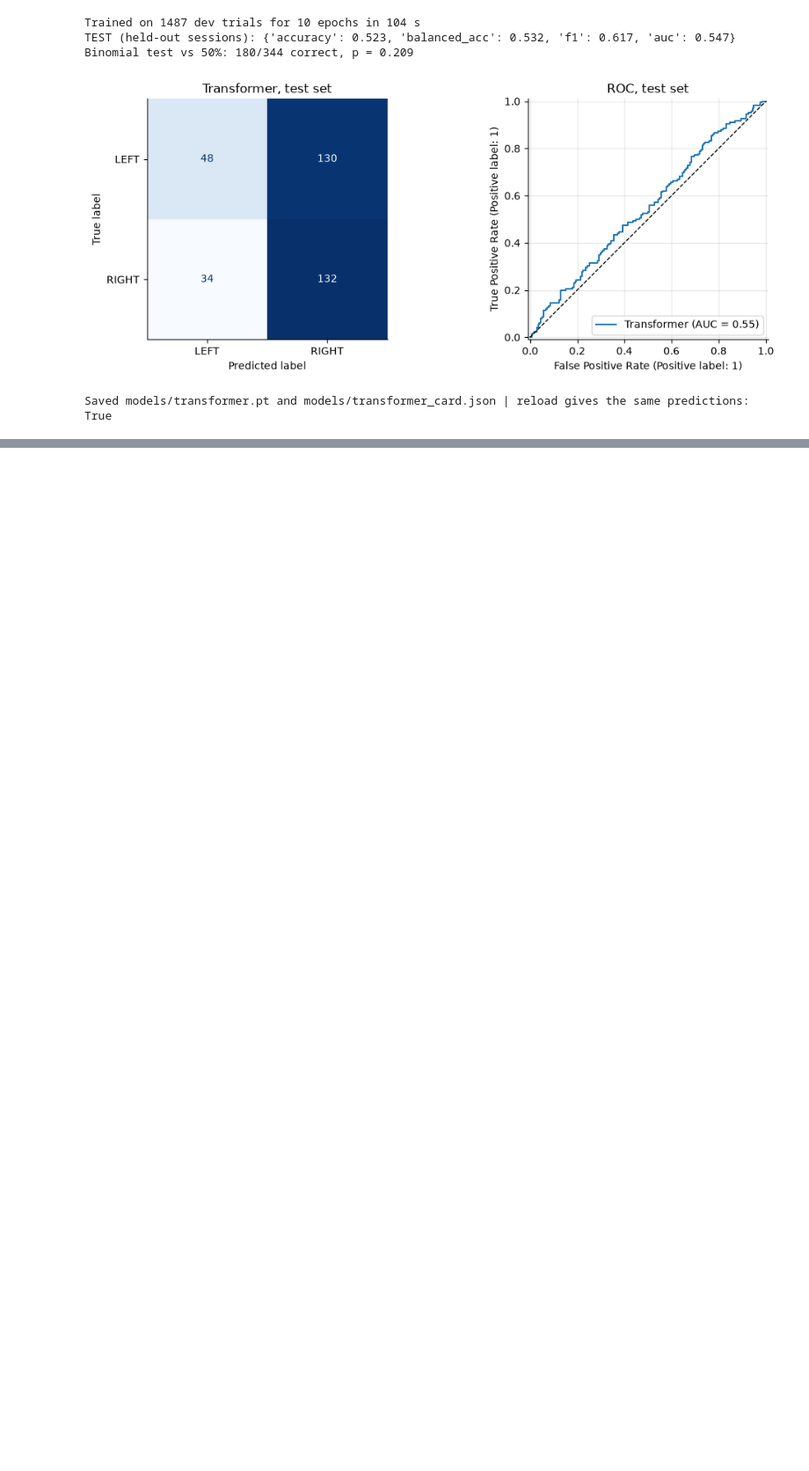
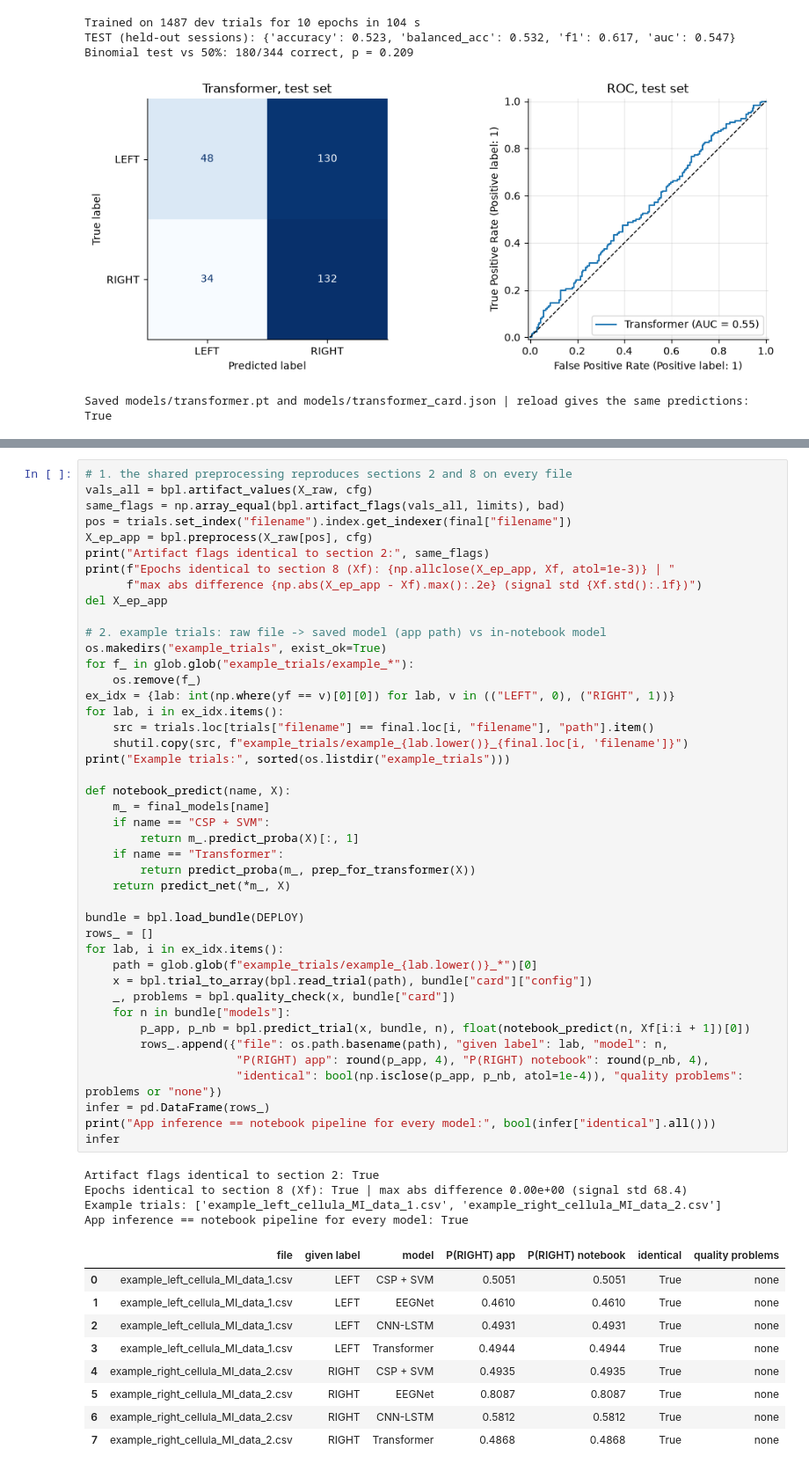
Before and after one commit to esraa-elgebaly/Brain-Computer-Interface-BCI-Motor-Imagery-Classification, a Jupyter notebook: main_pipeline.ipynb, the cells around one changed output, grey strips where cells are left out. Shown at 88% size. Cells and saved outputs as stored; diff of their text form; blank space fills up the shorter version.

Commit message:
Add deployment (section 11): final models, model card, Streamlit demo

```diff
--- a/main_pipeline.ipynb
+++ b/main_pipeline.ipynb
@@ -1348,0 +1432,57 @@ Saved models/transformer.pt and models/transformer_card.json | reload gives the
+# %%
+# 1. the shared preprocessing reproduces sections 2 and 8 on every file
+vals_all = bpl.artifact_values(X_raw, cfg)
+same_flags = np.array_equal(bpl.artifact_flags(vals_all, limits), bad)
+pos = trials.set_index("filename").index.get_indexer(final["filename"])
+X_ep_app = bpl.preprocess(X_raw[pos], cfg)
+print("Artifact flags identical to section 2:", same_flags)
+print(f"Epochs identical to section 8 (Xf): {np.allclose(X_ep_app, Xf, atol=1e-3)} | "
+      f"max abs difference {np.abs(X_ep_app - Xf).max():.2e} (signal std {Xf.std():.1f})")
+del X_ep_app
+
+# 2. example trials: raw file -> saved model (app path) vs in-notebook model
+os.makedirs("example_trials", exist_ok=True)
+for f_ in glob.glob("example_trials/example_*"):
+    os.remove(f_)
+ex_idx = {lab: int(np.where(yf == v)[0][0]) for lab, v in (("LEFT", 0), ("RIGHT", 1))}
+for lab, i in ex_idx.items():
+    src = trials.loc[trials["filename"] == final.loc[i, "filename"], "path"].item()
+    shutil.copy(src, f"example_trials/example_{lab.lower()}_{final.loc[i, 'filename']}")
+print("Example trials:", sorted(os.listdir("example_trials")))
+
+def notebook_predict(name, X):
+    m_ = final_models[name]
+    if name == "CSP + SVM":
+        return m_.predict_proba(X)[:, 1]
+    if name == "Transformer":
+        return predict_proba(m_, prep_for_transformer(X))
+    return predict_net(*m_, X)
+
+bundle = bpl.load_bundle(DEPLOY)
+rows_ = []
+for lab, i in ex_idx.items():
+    path = glob.glob(f"example_trials/example_{lab.lower()}_*")[0]
+    x = bpl.trial_to_array(bpl.read_trial(path), bundle["card"]["config"])
+    _, problems = bpl.quality_check(x, bundle["card"])
+    for n in bundle["models"]:
+        p_app, p_nb = bpl.predict_trial(x, bundle, n), float(notebook_predict(n, Xf[i:i + 1])[0])
+        rows_.append({"file": os.path.basename(path), "given label": lab, "model": n,
+                      "P(RIGHT) app": round(p_app, 4), "P(RIGHT) notebook": round(p_nb, 4),
+                      "identical": bool(np.isclose(p_app, p_nb, atol=1e-4)), "quality problems": problems or "none"})
+infer = pd.DataFrame(rows_)
+print("App inference == notebook pipeline for every model:", bool(infer["identical"].all()))
+infer
+# %% [output]
+Artifact flags identical to section 2: True
+Epochs identical to section 8 (Xf): True | max abs difference 0.00e+00 (signal std 68.4)
+Example trials: ['example_left_cellula_MI_data_1.csv', 'example_right_cellula_MI_data_2.csv']
+App inference == notebook pipeline for every model: True
+|  | file | given label | model | P(RIGHT) app | P(RIGHT) notebook | identical | quality problems |
+| 0 | example_left_cellula_MI_data_1.csv | LEFT | CSP + SVM | 0.5051 | 0.5051 | True | none |
+| 1 | example_left_cellula_MI_data_1.csv | LEFT | EEGNet | 0.4610 | 0.4610 | True | none |
+| 2 | example_left_cellula_MI_data_1.csv | LEFT | CNN-LSTM | 0.4931 | 0.4931 | True | none |
+| 3 | example_left_cellula_MI_data_1.csv | LEFT | Transformer | 0.4944 | 0.4944 | True | none |
+| 4 | example_right_cellula_MI_data_2.csv | RIGHT | CSP + SVM | 0.4935 | 0.4935 | True | none |
+| 5 | example_right_cellula_MI_data_2.csv | RIGHT | EEGNet | 0.8087 | 0.8087 | True | none |
+| 6 | example_right_cellula_MI_data_2.csv | RIGHT | CNN-LSTM | 0.5812 | 0.5812 | True | none |
+| 7 | example_right_cellula_MI_data_2.csv | RIGHT | Transformer | 0.4868 | 0.4868 | True | none |
```
Also changed, not shown: parts of 8 cells of this notebook, 10 other files.
